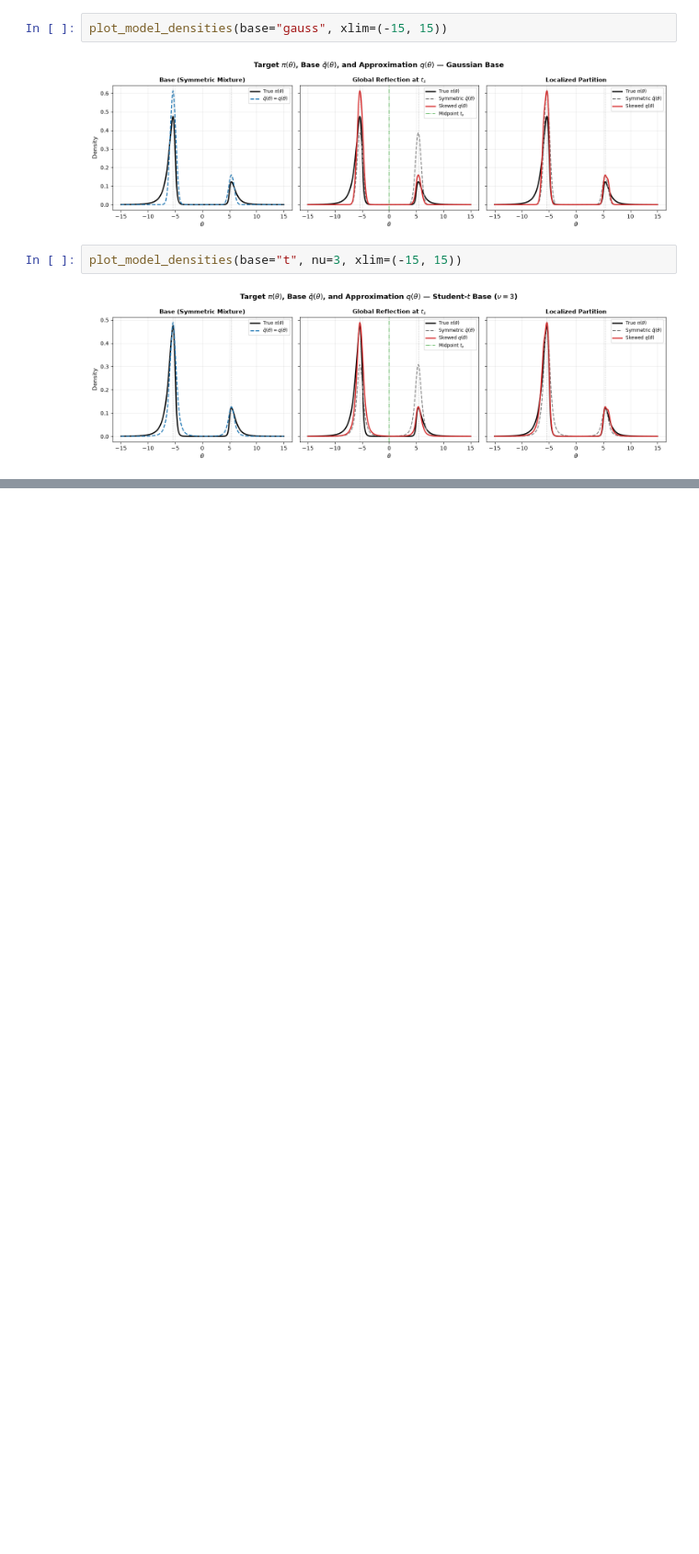
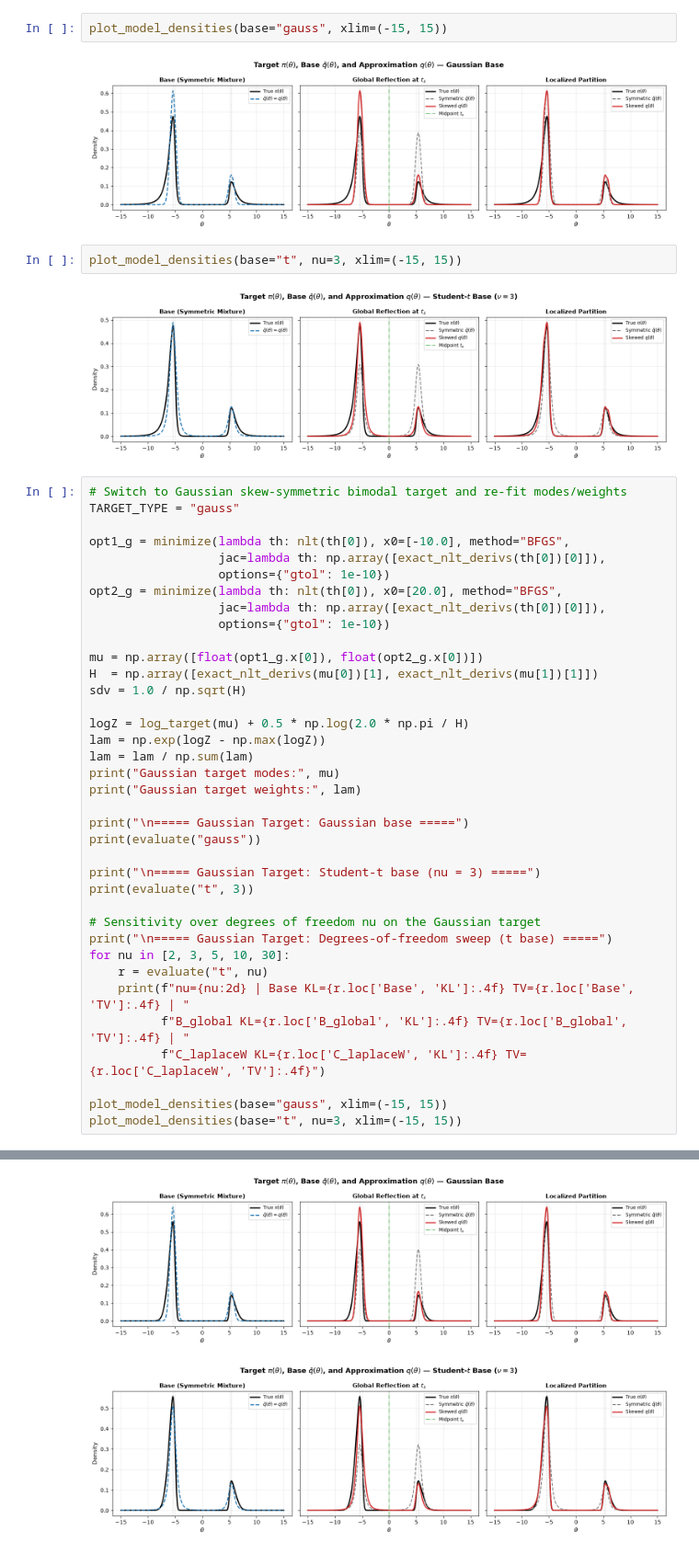
Before and after one commit to carloruggeri/STAT535-project, a Jupyter notebook: gaussian-laplace-bimodal.ipynb, the cells around one changed output, grey strips where cells are left out. Shown at 92% size. Saved outputs shown, nothing was run; the diff lists cells and outputs as text; blank space fills up the shorter version.

```diff
--- a/gaussian-laplace-bimodal.ipynb
+++ b/gaussian-laplace-bimodal.ipynb
@@ -349,3 +365,41 @@ plot_model_densities(base="gauss", xlim=(-15, 15))
 plot_model_densities(base="t", nu=3, xlim=(-15, 15))
 # %% [output]
 [figure]
+# %%
+# Switch to Gaussian skew-symmetric bimodal target and re-fit modes/weights
+TARGET_TYPE = "gauss"
+
+opt1_g = minimize(lambda th: nlt(th[0]), x0=[-10.0], method="BFGS",
+                  jac=lambda th: np.array([exact_nlt_derivs(th[0])[0]]),
+                  options={"gtol": 1e-10})
+opt2_g = minimize(lambda th: nlt(th[0]), x0=[20.0], method="BFGS",
+                  jac=lambda th: np.array([exact_nlt_derivs(th[0])[0]]),
+                  options={"gtol": 1e-10})
+
+mu = np.array([float(opt1_g.x[0]), float(opt2_g.x[0])])
+H  = np.array([exact_nlt_derivs(mu[0])[1], exact_nlt_derivs(mu[1])[1]])
+sdv = 1.0 / np.sqrt(H)
+
+logZ = log_target(mu) + 0.5 * np.log(2.0 * np.pi / H)
+lam = np.exp(logZ - np.max(logZ))
+lam = lam / np.sum(lam)
+print("Gaussian target modes:", mu)
+print("Gaussian target weights:", lam)
+
+print("\n===== Gaussian Target: Gaussian base =====")
+print(evaluate("gauss"))
+
+print("\n===== Gaussian Target: Student-t base (nu = 3) =====")
+print(evaluate("t", 3))
+
+# Sensitivity over degrees of freedom nu on the Gaussian target
+print("\n===== Gaussian Target: Degrees-of-freedom sweep (t base) =====")
+for nu in [2, 3, 5, 10, 30]:
+    r = evaluate("t", nu)
+    print(f"nu={nu:2d} | Base KL={r.loc['Base', 'KL']:.4f} TV={r.loc['Base', 'TV']:.4f} | "
+          f"B_global KL={r.loc['B_global', 'KL']:.4f} TV={r.loc['B_global', 'TV']:.4f} | "
+          f"C_laplaceW KL={r.loc['C_laplaceW', 'KL']:.4f} TV={r.loc['C_laplaceW', 'TV']:.4f}")
+
+plot_model_densities(base="gauss", xlim=(-15, 15))
+plot_model_densities(base="t", nu=3, xlim=(-15, 15))
+# %% [output]
@@ -351,0 +423,2 @@ plot_model_densities(base="t", nu=3, xlim=(-15, 15))
+[figure, added]
+[figure, added]
```
Also changed, not shown: parts of 2 cells of this notebook, 1 other file.
